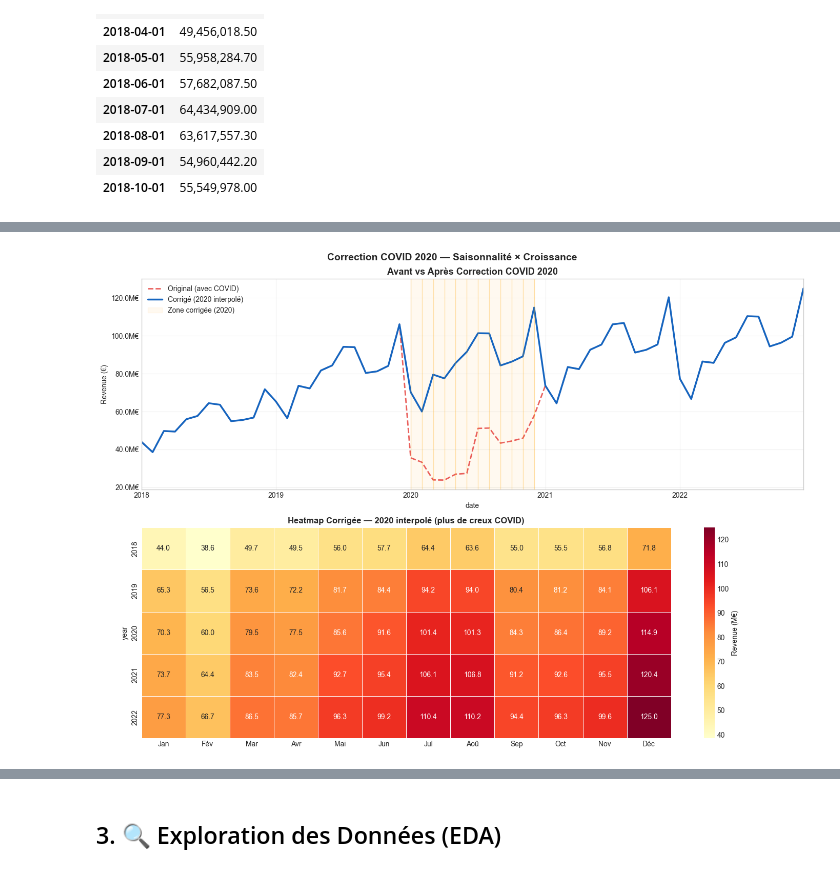
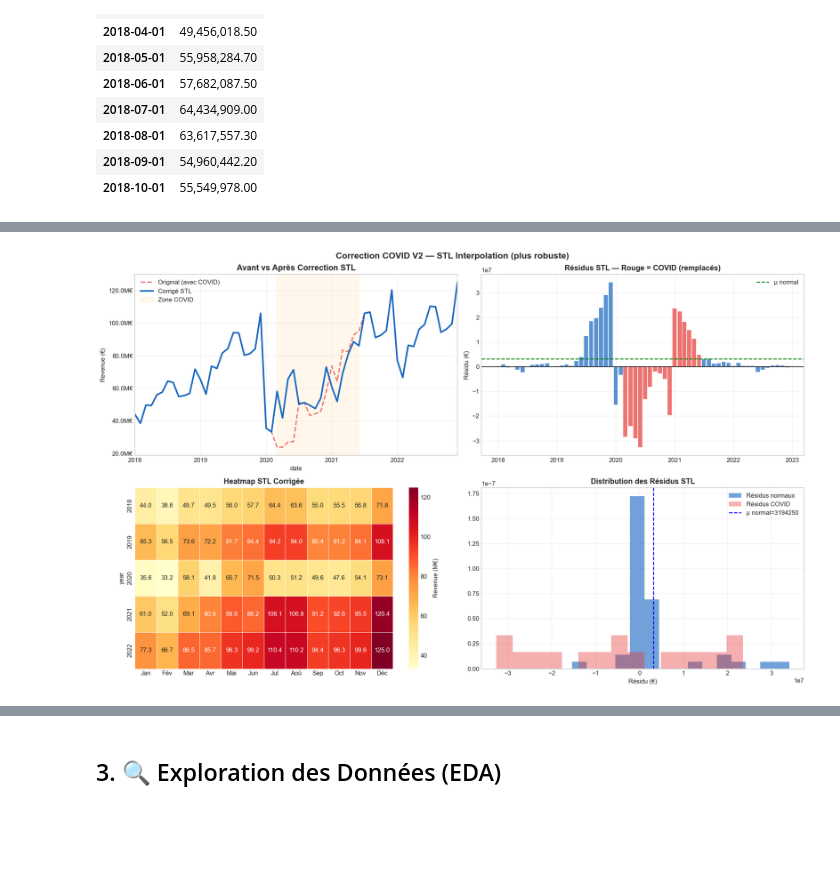
Before and after one commit to mohamedelattar15/Bi, a Jupyter notebook: Power_BI/AI/grocery_forecasting_v3.ipynb, the cells around one changed output, grey strips where cells are left out. Cells and saved outputs as stored; diff of their text form; code cells hidden in the pictures; blank space fills up the shorter version.

Commit message:
IA MODELS

```diff
--- a/Power_BI/AI/grocery_forecasting_v3.ipynb
+++ b/Power_BI/AI/grocery_forecasting_v3.ipynb
@@ -45,17 +57,25 @@ import matplotlib.pyplot as plt
 import matplotlib.gridspec as gridspec
 import seaborn as sns
 from datetime import datetime
+from scipy import stats
 
 # Statistiques
 from statsmodels.tsa.statespace.sarimax import SARIMAX
 from statsmodels.tsa.holtwinters import ExponentialSmoothing
-from statsmodels.tsa.seasonal import seasonal_decompose
+from statsmodels.tsa.seasonal import seasonal_decompose, STL
 from statsmodels.tsa.stattools import adfuller
+from statsmodels.stats.diagnostic import acorr_ljungbox
+from statsmodels.graphics.tsaplots import plot_acf, plot_pacf
 
 # ML
-from sklearn.linear_model import LinearRegression, Ridge
+from sklearn.linear_model import LinearRegression, Ridge, Lasso
+from sklearn.ensemble import RandomForestRegressor, GradientBoostingRegressor
 from sklearn.preprocessing import StandardScaler
-from sklearn.metrics import mean_absolute_error, mean_squared_error
+from sklearn.metrics import mean_absolute_error, mean_squared_error, r2_score
+from sklearn.model_selection import TimeSeriesSplit
+
+# XGBoost
+from xgboost import XGBRegressor
 
 # Prophet
 from prophet import Prophet
@@ -64,10 +84,12 @@ from prophet import Prophet
 plt.style.use("seaborn-v0_8-whitegrid")
 sns.set_palette("husl")
 pd.set_option("display.float_format", "{:,.2f}".format)
+plt.rcParams['figure.dpi'] = 120
 
 print("✅ Imports OK")
-print(f"   Prophet  : importé")
 print(f"   Pandas   : {pd.__version__}")
 print(f"   Numpy    : {np.__version__}")
+print(f"   XGBoost  : importé")
+print(f"   Prophet  : importé")
 # %% [output]
 ✅ Imports OK
@@ -220,51 +257,70 @@ print(f"   Revenue 2021 réf   : {df[df.index.year==2021]['revenue'].sum()/1e6:.
 # %%
-# ── Visualisation : Avant / Après correction ─────────────
-fig, axes = plt.subplots(2, 1, figsize=(14, 10))
+# ── Visualisation : Avant / Après correction STL ────────
+fig, axes = plt.subplots(2, 2, figsize=(16, 10))
 
 # Graphique 1 : Comparaison avant/après
-ax = axes[0]
+ax = axes[0, 0]
 df_original["revenue"].plot(
     ax=ax, label="Original (avec COVID)", color="#E53935",
-    linewidth=2, linestyle="--", alpha=0.8)
+    linewidth=2, linestyle="--", alpha=0.7)
 df["revenue"].plot(
-    ax=ax, label="Corrigé (2020 interpolé)", color="#1565C0",
+    ax=ax, label="Corrigé STL", color="#1565C0",
     linewidth=2.5)
-
-# Marquer les mois corrigés
-for date in corrections_2020:
-    ax.axvline(date, color="orange", alpha=0.3, linewidth=1)
-
-ax.axvspan(pd.Timestamp("2020-01-01"), pd.Timestamp("2020-12-31"),
-           alpha=0.06, color="orange", label="Zone corrigée (2020)")
-ax.set_title("Avant vs Après Correction COVID 2020",
-             fontsize=13, fontweight="bold")
+ax.axvspan(pd.Timestamp("2020-03-01"), pd.Timestamp("2021-06-30"),
+           alpha=0.08, color="orange", label="Zone COVID")
+ax.set_title("Avant vs Après Correction STL", fontsize=13, fontweight="bold")
 ax.set_ylabel("Revenue (€)")
 ax.yaxis.set_major_formatter(plt.FuncFormatter(lambda x, _: f"{x/1e6:.1f}M€"))
 ax.legend()
 ax.grid(alpha=0.3)
 
-# Graphique 2 : Heatmap avant/après par année/mois
-ax2 = axes[1]
+# Graphique 2 : Résidus avant (normaux vs COVID)
+ax2 = axes[0, 1]
+resid = stl_result.resid
+covid_mask = ((df_original.index.year == 2020) & (df_original.index.month >= 3)) | \
+             ((df_original.index.year == 2021) & (df_original.index.month <= 6))
+colors_resid = ["#E53935" if c else "#1565C0" for c in covid_mask]
+ax2.bar(resid.index, resid.values, color=colors_resid, alpha=0.7, width=25)
+ax2.axhline(resid[~covid_mask].mean(), color="green", linestyle="--", label="μ normal")
+ax2.axhline(0, color="black", linewidth=1)
+ax2.set_title("Résidus STL — Rouge = COVID (remplacés)", fontsize=12, fontweight="bold")
+ax2.set_ylabel("Résidu (€)")
+ax2.legend()
+ax2.grid(alpha=0.3)
+
+# Graphique 3 : Heatmap avant/après
+ax3 = axes[1, 0]
 df_corr_pivot = df["revenue"].to_frame()
 df_corr_pivot["year"]  = df_corr_pivot.index.year
 df_corr_pivot["month"] = df_corr_pivot.index.month
 pivot_corr = df_corr_pivot.pivot_table(
     values="revenue", index="year", columns="month")
 pivot_corr.columns = ["Jan","Fév","Mar","Avr","Mai","Jun",
                       "Jul","Aoû","Sep","Oct","Nov","Déc"]
-sns.heatmap(pivot_corr / 1e6, ax=ax2, cmap="YlOrRd",
+sns.heatmap(pivot_corr / 1e6, ax=ax3, cmap="YlOrRd",
             fmt=".1f", annot=True, linewidths=0.5,
             cbar_kws={"label": "Revenue (M€)"})
-ax2.set_title("Heatmap Corrigée — 2020 interpolé (plus de creux COVID)",
-              fontsize=12, fontweight="bold")
+ax3.set_title("Heatmap STL Corrigée", fontsize=12, fontweight="bold")
 
-plt.suptitle("Correction COVID 2020 — Saisonnalité × Croissance",
+# Graphique 4 : Distribution des résidus
+ax4 = axes[1, 1]
+resid_healthy = resid[~covid_mask].dropna()
+resid_covid = resid[covid_mask].dropna()
+ax4.hist(resid_healthy, bins=15, alpha=0.6, color="#1565C0", label="Résidus normaux", density=True)
+ax4.hist(resid_covid, bins=15, alpha=0.4, color="#E53935", label="Résidus COVID", density=True)
+ax4.axvline(resid_healthy.mean(), color="blue", linestyle="--", label=f"μ normal={resid_healthy.mean():.0f}")
+ax4.set_title("Distribution des Résidus STL", fontsize=12, fontweight="bold")
+ax4.set_xlabel("Résidu (€)")
+ax4.legend()
+ax4.grid(alpha=0.3)
+
+plt.suptitle("Correction COVID V2 — STL Interpolation (plus robuste)",
              fontsize=14, fontweight="bold")
 plt.tight_layout()
-plt.savefig("correction_covid_2020.png", dpi=120, bbox_inches="tight")
+plt.savefig("correction_covid_stl_v2.png", dpi=120, bbox_inches="tight")
 plt.show()
-print("💾 Sauvegardé → correction_covid_2020.png")
+print("💾 Sauvegardé → correction_covid_stl_v2.png")
 print()
-print("✅ df corrigé prêt — relancer les cellules suivantes pour nouveaux résultats")
+print("✅ df corrigé prêt — passage au Feature Engineering avancé")
 # %% [output]
-[figure, old version]
+[figure, new version]
```
Also changed, not shown: parts of 27 cells of this notebook, 8 other files.
